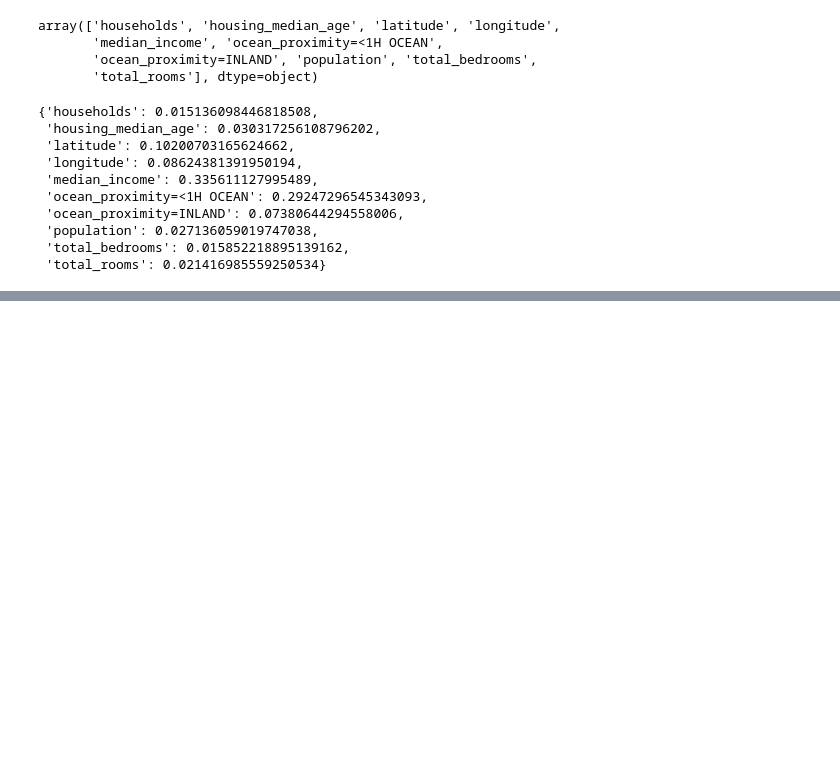
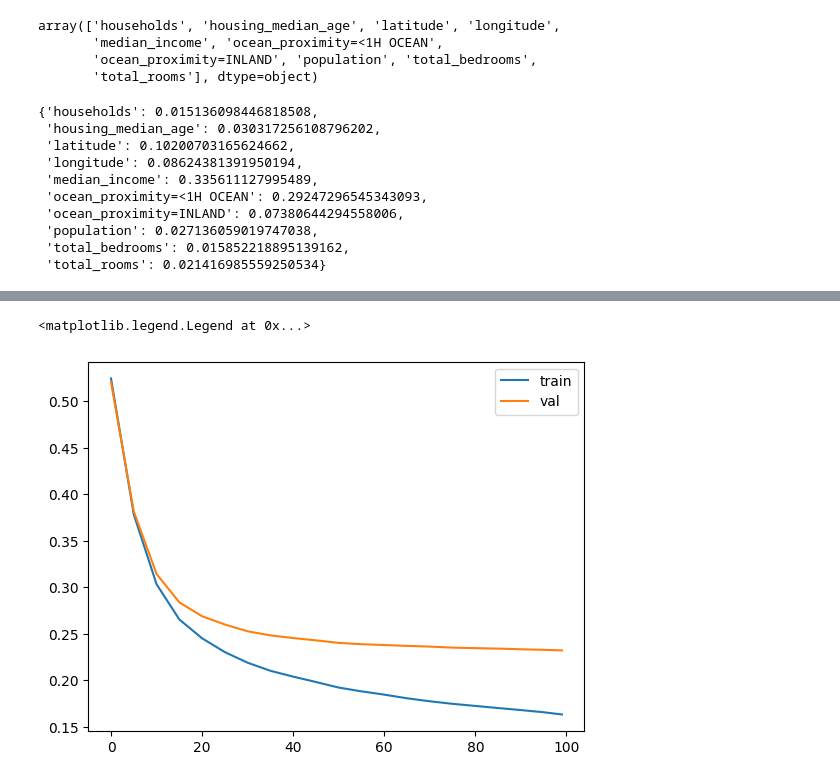
Before and after one commit to orangecode12/Zoomcamp, a Jupyter notebook: 6_week.ipynb, the cells around one changed output, grey strips where cells are left out. Saved outputs shown, nothing was run; the diff lists cells and outputs as text; code cells hidden in the pictures; blank space fills up the shorter version.

```diff
--- a/6_week.ipynb
+++ b/6_week.ipynb
@@ -281,0 +357,7 @@ feature_importance_dict
+# %%
+plt.plot(df_score.num_iter, df_score.train_auc, label='train')
+plt.plot(df_score.num_iter, df_score.val_auc, label='val')
+plt.legend()
+# %% [output]
+<matplotlib.legend.Legend at 0x...>
+[figure, added]
```
Also changed, not shown: parts of 10 cells of this notebook.
